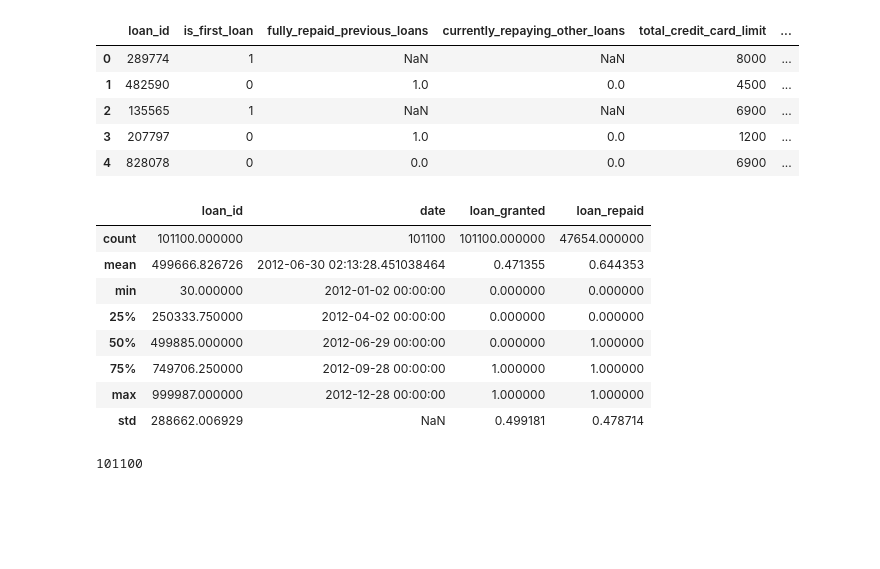
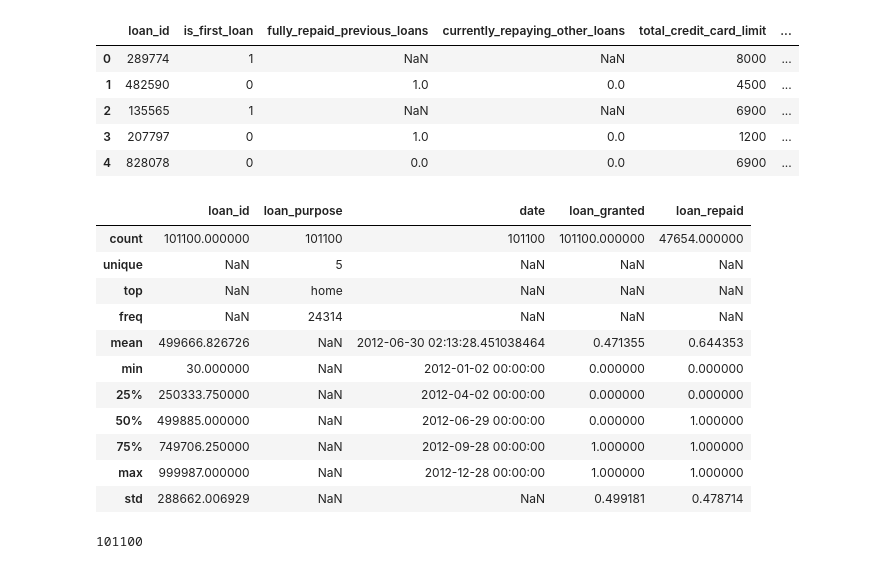
Before and after one commit to gwt1217/simulated_takehome_challenge, a Jupyter notebook: loan/loan_practice.ipynb, the cells around one changed output. Drawn from its saved outputs; the diff is of its cells as text; code cells hidden in the pictures; blank space fills up the shorter version.

```diff
--- a/loan/loan_practice.ipynb
+++ b/loan/loan_practice.ipynb
@@ -33,17 +33,20 @@ borrower_table.head()
 # %%
 # check data quality
 loan_table['date']=pd.to_datetime(loan_table['date'])
-loan_table.describe()
+loan_table.describe(include='all')
 # %% [output]
-|  | loan_id | date | loan_granted | loan_repaid |
-| count | 101100.000000 | 101100 | 101100.000000 | 47654.000000 |
-| mean | 499666.826726 | 2012-06-30 02:13:28.451038464 | 0.471355 | 0.644353 |
-| min | 30.000000 | 2012-01-02 00:00:00 | 0.000000 | 0.000000 |
-| 25% | 250333.750000 | 2012-04-02 00:00:00 | 0.000000 | 0.000000 |
-| 50% | 499885.000000 | 2012-06-29 00:00:00 | 0.000000 | 1.000000 |
-| 75% | 749706.250000 | 2012-09-28 00:00:00 | 1.000000 | 1.000000 |
-| max | 999987.000000 | 2012-12-28 00:00:00 | 1.000000 | 1.000000 |
-| std | 288662.006929 | NaN | 0.499181 | 0.478714 |
+|  | loan_id | loan_purpose | date | loan_granted | loan_repaid |
+| count | 101100.000000 | 101100 | 101100 | 101100.000000 | 47654.000000 |
+| unique | NaN | 5 | NaN | NaN | NaN |
+| top | NaN | home | NaN | NaN | NaN |
+| freq | NaN | 24314 | NaN | NaN | NaN |
+| mean | 499666.826726 | NaN | 2012-06-30 02:13:28.451038464 | 0.471355 | 0.644353 |
+| min | 30.000000 | NaN | 2012-01-02 00:00:00 | 0.000000 | 0.000000 |
+| 25% | 250333.750000 | NaN | 2012-04-02 00:00:00 | 0.000000 | 0.000000 |
+| 50% | 499885.000000 | NaN | 2012-06-29 00:00:00 | 0.000000 | 1.000000 |
+| 75% | 749706.250000 | NaN | 2012-09-28 00:00:00 | 1.000000 | 1.000000 |
+| max | 999987.000000 | NaN | 2012-12-28 00:00:00 | 1.000000 | 1.000000 |
+| std | 288662.006929 | NaN | NaN | 0.499181 | 0.478714 |
 # %%
 loan_table.loan_id.nunique()
 # %% [output]
```
Also changed, not shown: parts of 1 cell of this notebook, 15 other files.
